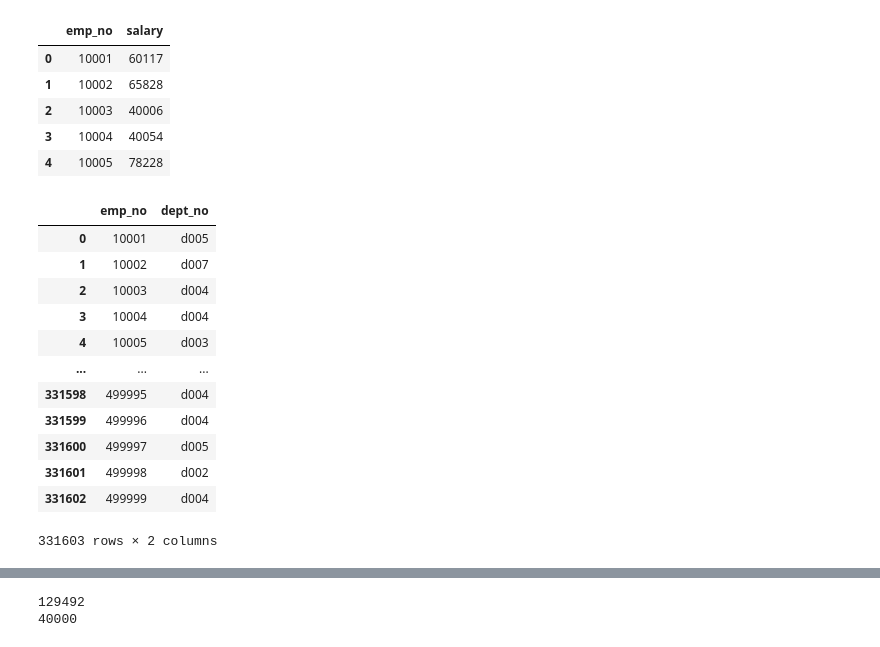
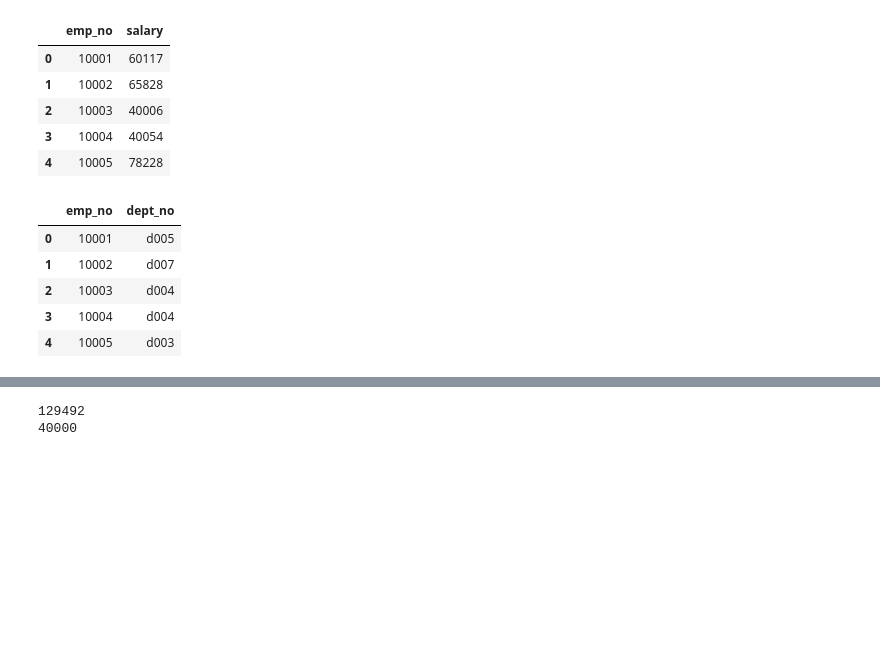
Before and after one commit to cveras33/db-engineering-and-analysis, a Jupyter notebook: Pandas_Analysis/bonus.ipynb, the cells around one changed output, grey strips where cells are left out. Cells and saved outputs as stored; diff of their text form; code cells hidden in the pictures; blank space fills up the shorter version.

```diff
--- a/Pandas_Analysis/bonus.ipynb
+++ b/Pandas_Analysis/bonus.ipynb
@@ -25,19 +25,12 @@ salaries.head()
 | 4 | 10005 | 78228 |
 # %%
 dept_emp = pd.read_sql("SELECT * FROM dept_emp", connection)
-dept_emp
+dept_emp.head()
 # %% [output]
 |  | emp_no | dept_no |
 | 0 | 10001 | d005 |
 | 1 | 10002 | d007 |
 | 2 | 10003 | d004 |
 | 3 | 10004 | d004 |
 | 4 | 10005 | d003 |
-| ... | ... | ... |
-| 331598 | 499995 | d004 |
-| 331599 | 499996 | d004 |
-| 331600 | 499997 | d005 |
-| 331601 | 499998 | d002 |
-| 331602 | 499999 | d004 |
-331603 rows × 2 columns
 # %%
```
Also changed, not shown: parts of 10 cells of this notebook, 2 other files.
